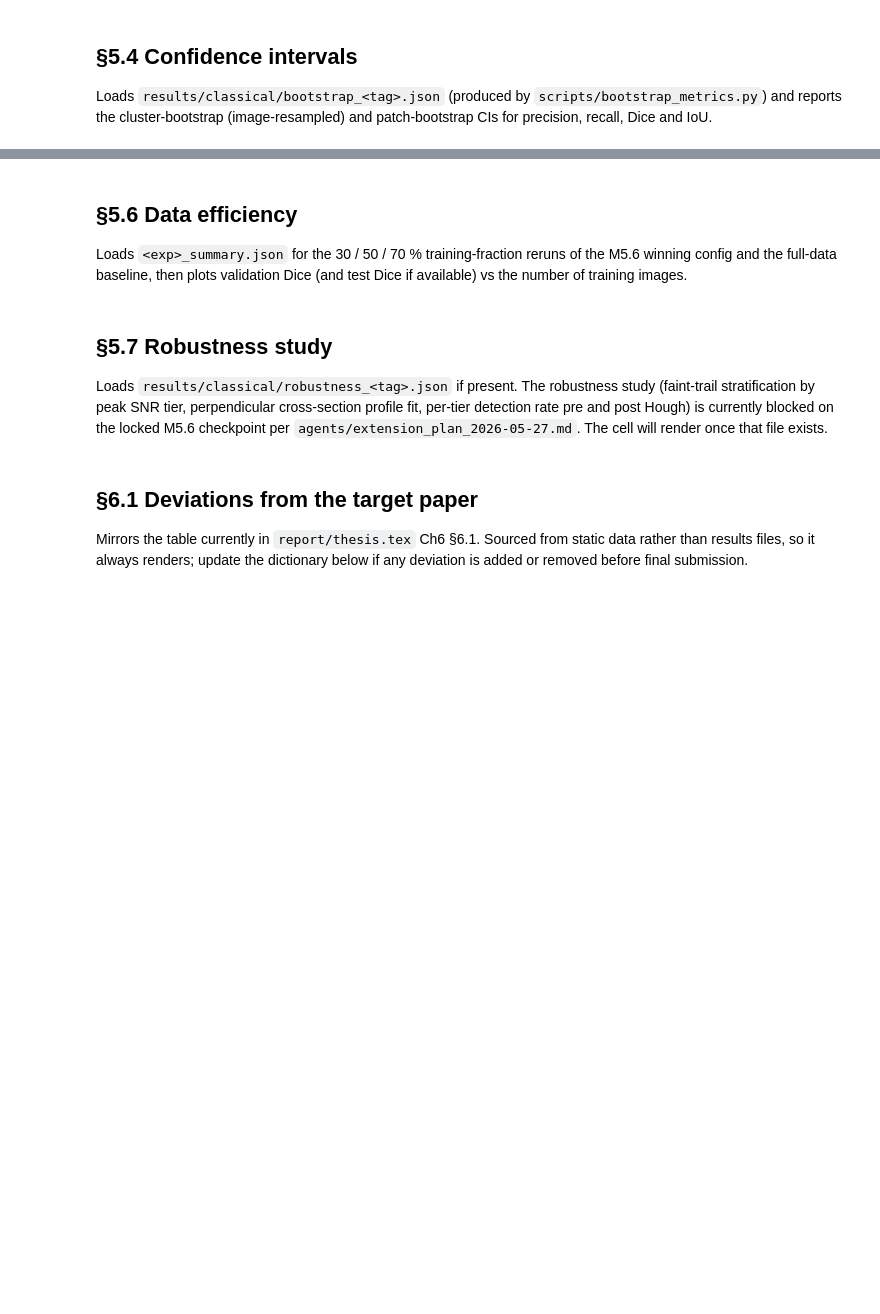
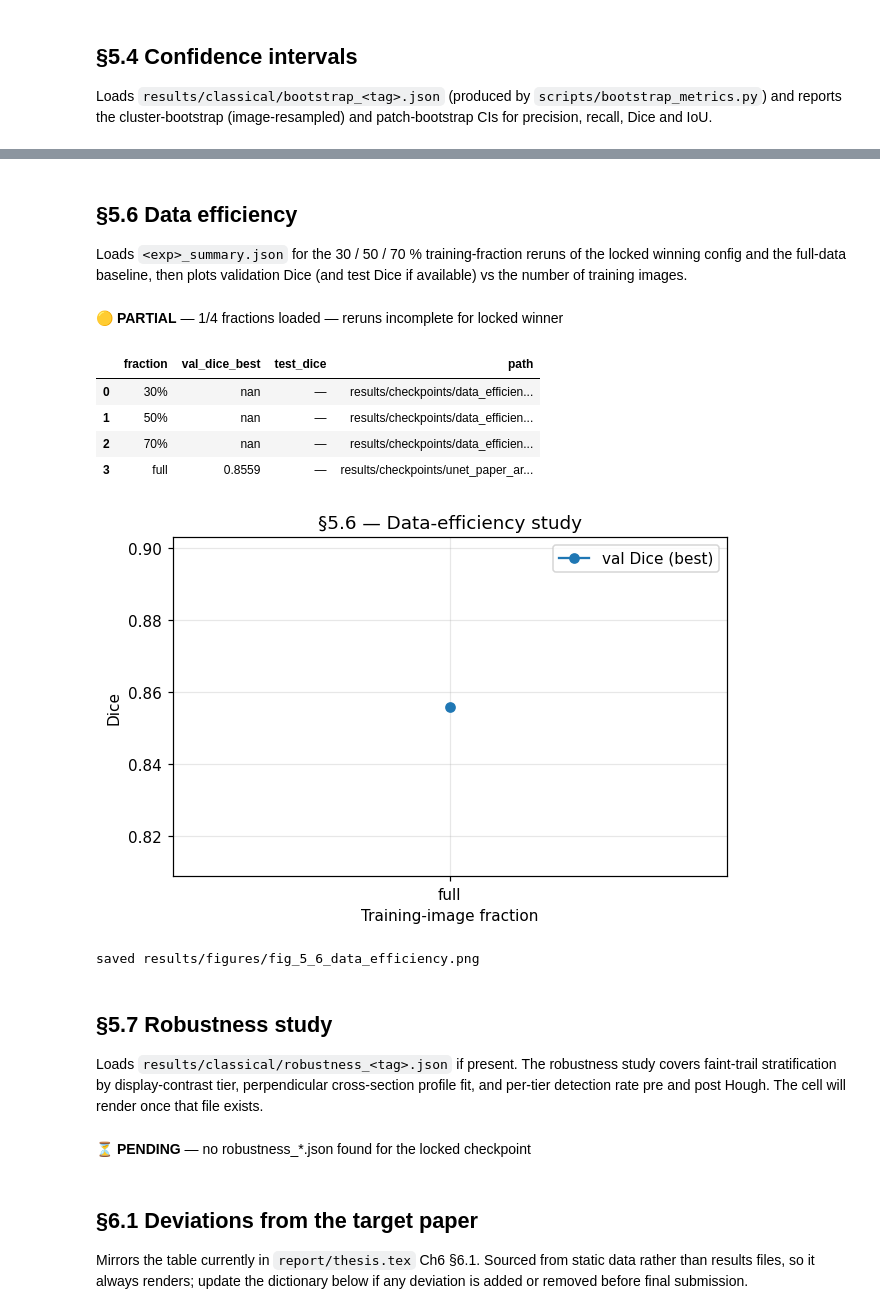
Before and after one commit to barongracias/satellite_trail_detection, a Jupyter notebook: notebooks/02_results_synthesis.ipynb, the cells around one changed output, grey strips where cells are left out. Saved outputs shown, nothing was run; the diff lists cells and outputs as text; code cells hidden in the pictures; blank space fills up the shorter version.

```diff
--- a/notebooks/02_results_synthesis.ipynb
+++ b/notebooks/02_results_synthesis.ipynb
@@ -321,7 +380,7 @@ else:
 # %% [markdown]
 ## §5.6 Data efficiency
 
-Loads `<exp>_summary.json` for the 30 / 50 / 70 % training-fraction reruns of the M5.6 winning config and the full-data baseline, then plots validation Dice (and test Dice if available) vs the number of training images.
+Loads `<exp>_summary.json` for the 30 / 50 / 70 % training-fraction reruns of the locked winning config and the full-data baseline, then plots validation Dice (and test Dice if available) vs the number of training images.
 # %%
 fractions = [0.30, 0.50, 0.70, 1.00]
 rows: list[dict[str, Any]] = []
@@ -338,43 +397,52 @@ for f in fractions:
         continue
     history = pd.DataFrame(payload['history'])
     rows.append({
         'fraction': tag,
         'val_dice_best': float(history['val_dice'].max()) if not history.empty else None,
         'test_dice': (payload.get('test_metrics') or {}).get('dice'),
         'path': str(path.relative_to(PROJECT_ROOT)),
     })
 df = pd.DataFrame(rows)
 loaded = df['val_dice_best'].notna().sum()
 state = 'OK' if loaded == len(fractions) else ('PARTIAL' if loaded > 0 else 'PENDING')
-detail = f'{loaded}/{len(fractions)} fractions loaded' + (' — reruns blocked on M5.6 winner' if loaded < len(fractions) else '')
+detail = f'{loaded}/{len(fractions)} fractions loaded' + (' — reruns incomplete for locked winner' if loaded < len(fractions) else '')
 show(CellStatus('5.6', state, detail), df.assign(
     val_dice_best=df['val_dice_best'].map(lambda v: fmt(v)),
     test_dice=df['test_dice'].map(lambda v: fmt(v)),
 ))
 
 if loaded > 0:
     plot_df = df.dropna(subset=['val_dice_best'])
     fig, ax = plt.subplots(figsize=(6.5, 4))
     ax.plot(plot_df['fraction'], plot_df['val_dice_best'], marker='o', label='val Dice (best)')
     if plot_df['test_dice'].notna().any():
         ax.plot(plot_df['fraction'], plot_df['test_dice'], marker='s', linestyle='--', label='test Dice')
     ax.set_xlabel('Training-image fraction')
     ax.set_ylabel('Dice')
     ax.set_title('§5.6 — Data-efficiency study')
     ax.legend()
     out = FIGURES_DIR / 'fig_5_6_data_efficiency.png'
     fig.savefig(out)
     plt.show()
     print(f'saved {out.relative_to(PROJECT_ROOT)}')
+# %% [output]
+**🟡 PARTIAL** — 1/4 fractions loaded — reruns incomplete for locked winner
+|  | fraction | val_dice_best | test_dice | path |
+| 0 | 30% | nan | — | results/checkpoints/data_efficien... |
+| 1 | 50% | nan | — | results/checkpoints/data_efficien... |
+| 2 | 70% | nan | — | results/checkpoints/data_efficien... |
+| 3 | full | 0.8559 | — | results/checkpoints/unet_paper_ar... |
+[figure, added]
+saved results/figures/fig_5_6_data_efficiency.png
 # %% [markdown]
 ## §5.7 Robustness study
 
-Loads `results/classical/robustness_<tag>.json` if present. The robustness study (faint-trail stratification by peak SNR tier, perpendicular cross-section profile fit, per-tier detection rate pre and post Hough) is currently blocked on the locked M5.6 checkpoint per `agents/extension_plan_2026-05-27.md`. The cell will render once that file exists.
+Loads `results/classical/robustness_<tag>.json` if present. The robustness study covers faint-trail stratification by display-contrast tier, perpendicular cross-section profile fit, and per-tier detection rate pre and post Hough. The cell will render once that file exists.
 # %%
 rob_path = find_one('robustness_*.json', CLASSICAL_DIR)
 
 if rob_path is None:
-    show(CellStatus('5.7', 'PENDING', 'no robustness_*.json yet; blocked on M5.6 checkpoint per extension_plan §Phase B'))
+    show(CellStatus('5.7', 'PENDING', 'no robustness_*.json found for the locked checkpoint'))
 else:
     r = load_json(rob_path)
     tiers = pd.DataFrame(r['tiers'])
@@ -395,6 +463,8 @@ else:
     fig.savefig(out)
     plt.show()
     print(f'saved {out.relative_to(PROJECT_ROOT)}')
+# %% [output]
+**⏳ PENDING** — no robustness_*.json found for the locked checkpoint
 # %% [markdown]
 ## §6.1 Deviations from the target paper
 
```
Also changed, not shown: parts of 9 cells of this notebook, 10 other files.
